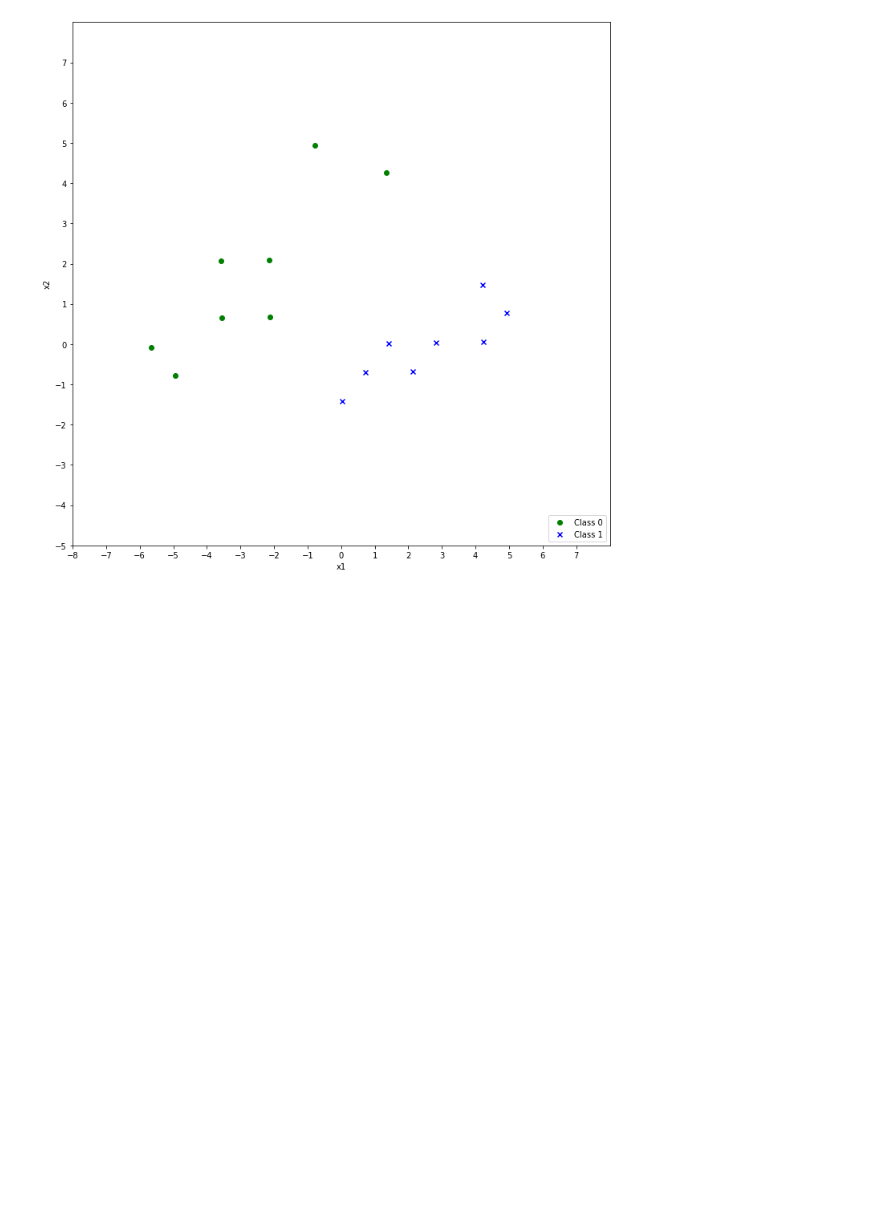
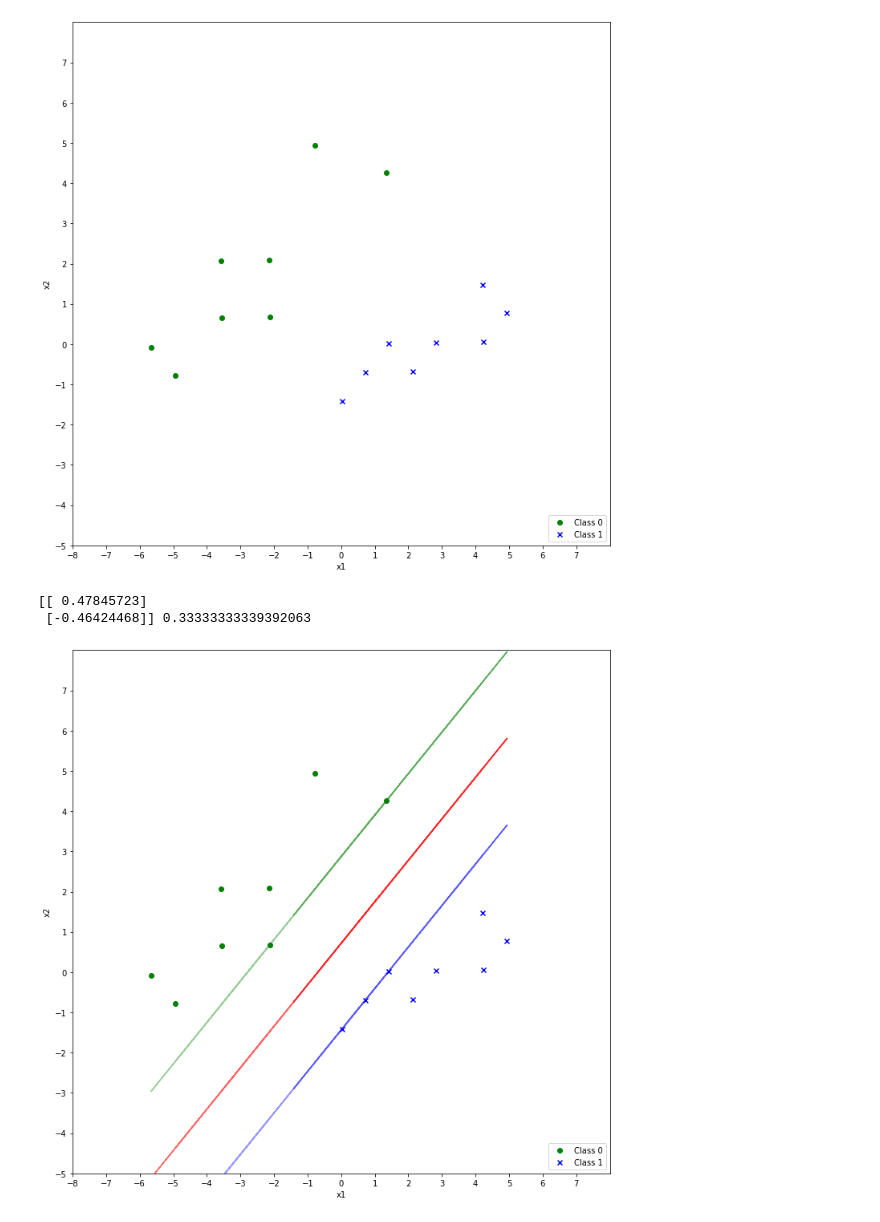
Before and after one commit to melihkurtaran/MachineLearning, a Jupyter notebook: InstanceBasedLearning/InstancebasedLearning.ipynb, the cells around one changed output. Drawn from its saved outputs; the diff is of its cells as text; code cells hidden in the pictures; blank space fills up the shorter version.

```diff
--- a/InstanceBasedLearning/InstancebasedLearning.ipynb
+++ b/InstanceBasedLearning/InstancebasedLearning.ipynb
@@ -128,3 +107,82 @@ plt.legend(loc='lower right')
 plt.show()
 # %% [output]
 [figure]
+# %%
+# N is the number of rows in the data matrix X
+N = X.shape[0]
+
+# Reshape y to match the shape of X
+y = y.reshape((N,1))
+
+# Create variables for the weights and bias
+w = cp.Variable((2,1))
+w0 = cp.Variable()
+
+# Define the loss function as the L2 norm of w squared, which is equivalent to the L2 regularization
+loss = cp.Minimize(0.5 * cp.square(cp.norm(w)))
+
+# Create an empty list to store the constraints
+constr = []
+
+# Iterate through each data point and add a constraint for it
+for i in range(N):
+  xi, yi = X[i,:], y[i]
+  constr += [yi @ (xi @ w + w0) >= 1]
+
+# Create the optimization problem with the loss and constraints
+prob = cp.Problem(loss, constr)
+
+# Solve the problem
+prob.solve()
+
+# Print the values of the optimized variables
+print(w.value, w0.value) # w = [1.0, -1.0], w0 = -1.0
+# %% [output]
+[[ 0.47845723]
+ [-0.46424468]] 0.33333333339392063
+# %%
+# Plot
+fig = plt.figure(figsize=(12, 12))
+
+# Scatter plot for class 0
+plt.scatter(class_0[:, 0], class_0[:, 1],
+            marker='o', color='green',
+            label='Class 0')
+
+# Scatter plot for class 1
+plt.scatter(class_1[:, 0], class_1[:, 1],
+            marker='x', color='blue',
+            label='Class 1')
+
+# Plot the decision boundary and the margins using the optimized values of w and w0
+plt.plot(X, (-w0.value - (w[0].value*X))/w[1].value , 'r', alpha=0.6)
+
+# Plot the positive margin
+plt.plot(X, (-w0.value - (w[0].value*X)+1)/w[1].value ,'b', alpha=0.4)
+
+# Plot the negative margin
+plt.plot(X, (-w0.value - (w[0].value*X)-1)/w[1].value , 'g', alpha=0.4)
+
+# Set plot limits
+plt.xlim(-8, 8)
+plt.ylim(-5, 8)
+
+# Set axis ticks
+plt.xticks(np.arange(-8, 8, step=1))
+plt.yticks(np.arange(-5, 8, step=1))
+
+# Set axis labels
+plt.xlabel('X-axis')
+plt.ylabel('Y-axis')
+
+# Add labels
+plt.xlabel('x1')
+plt.ylabel('x2')
+
+# Add legend
+plt.legend(loc='lower right')
+
+# Show plot
+plt.show()
+# %% [output]
+[figure, added]
```
Also changed, not shown: parts of 11 cells of this notebook.
